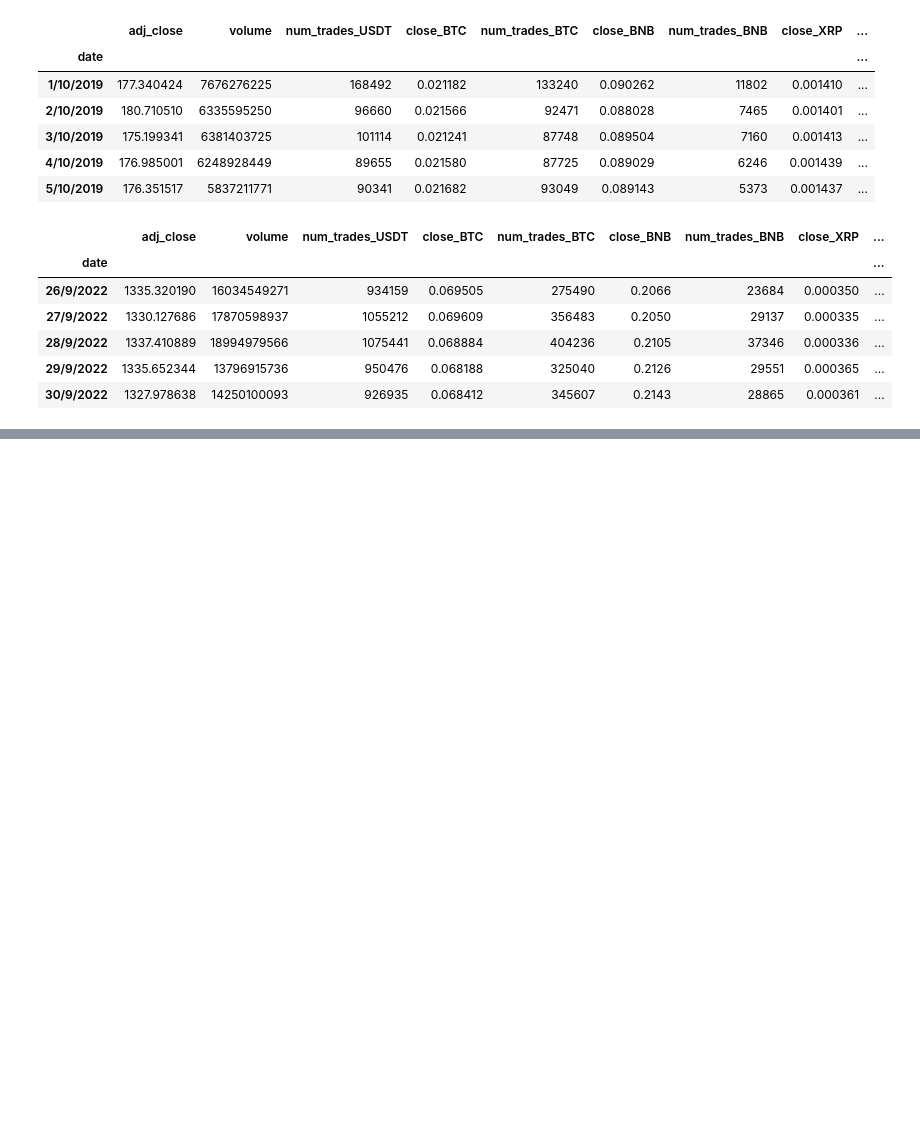
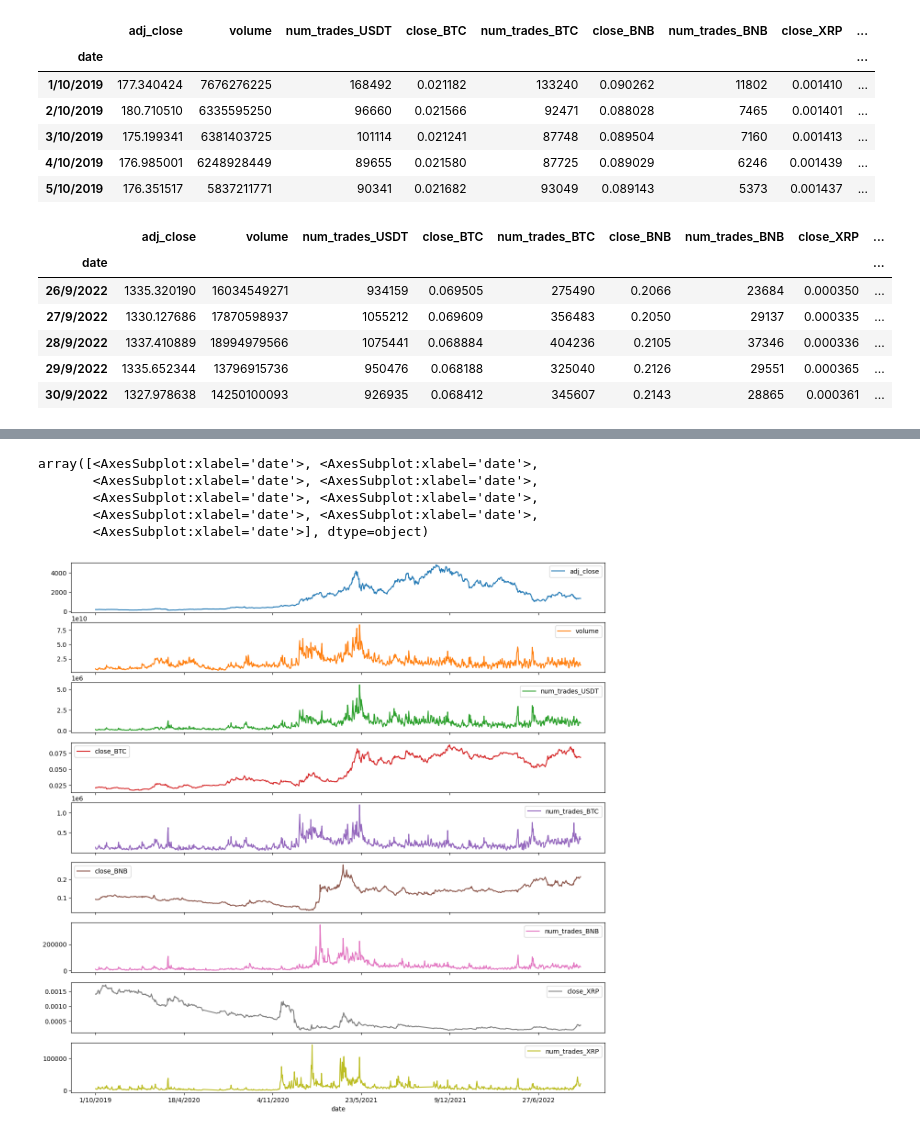
Before and after one commit to CAMAY3101/KALIK, a Jupyter notebook: data/Preprocess/cleanup.ipynb, the cells around one changed output, grey strips where cells are left out. Cells and saved outputs as stored; diff of their text form; code cells hidden in the pictures; blank space fills up the shorter version.

```diff
--- a/data/Preprocess/cleanup.ipynb
+++ b/data/Preprocess/cleanup.ipynb
@@ -315,0 +396,10 @@ df_finance.tail()
+# %%
+# subplot every numeric column
+df_finance.plot(subplots=True, figsize=(15, 15))
+# %% [output]
+array([<AxesSubplot:xlabel='date'>, <AxesSubplot:xlabel='date'>,
+       <AxesSubplot:xlabel='date'>, <AxesSubplot:xlabel='date'>,
+       <AxesSubplot:xlabel='date'>, <AxesSubplot:xlabel='date'>,
+       <AxesSubplot:xlabel='date'>, <AxesSubplot:xlabel='date'>,
+       <AxesSubplot:xlabel='date'>], dtype=object)
+[figure, added]
```
Also changed, not shown: parts of 14 cells of this notebook.
